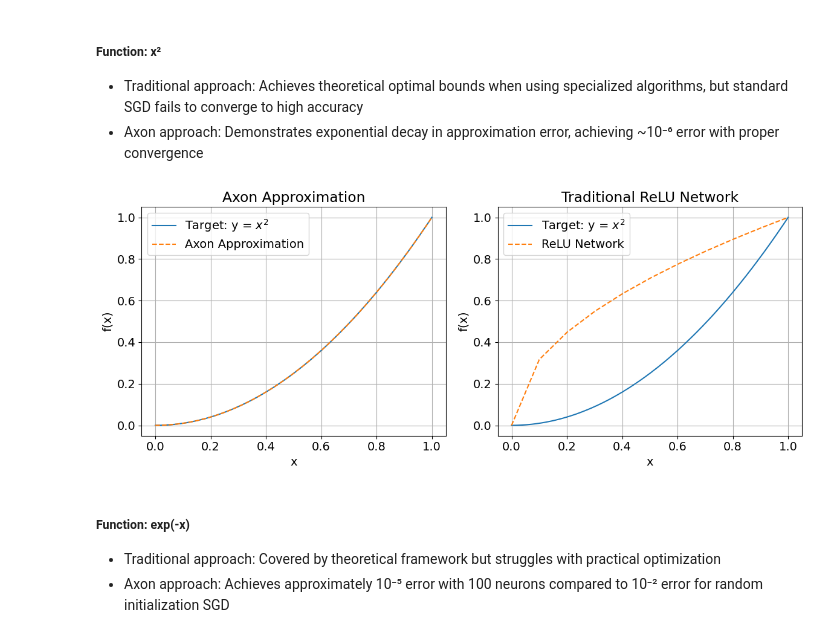
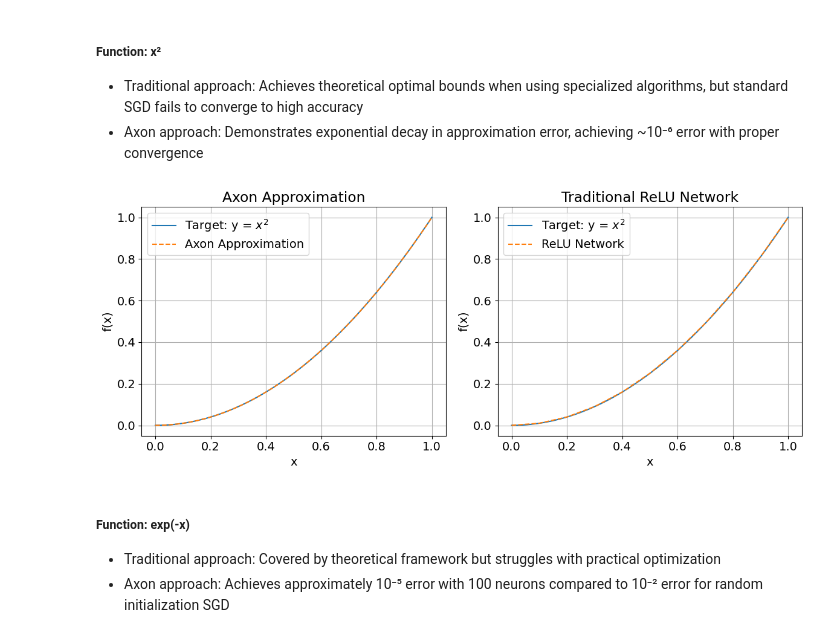
Before and after one commit to lethanhdat04/NeuralNetworkApproximation, a Jupyter notebook: experiments/optimal-approximation-of-univariate-convex-fn/notebook.ipynb, the cells around one changed output. Cells and saved outputs as stored; diff of their text form; code cells hidden in the pictures.

```diff
--- a/experiments/optimal-approximation-of-univariate-convex-fn/notebook.ipynb
+++ b/experiments/optimal-approximation-of-univariate-convex-fn/notebook.ipynb
@@ -993,45 +944,42 @@ bs, bs_coefs, r, coefs, norms, errs = axon_algorithm(xs, ys, K=100)
 approx_axon = bs @ (bs.T @ ys)
 
 # 3. Traditional ReLU Network
-# Define PyTorch model
-# Lấy các điểm để mô hình hoá (có thể từ dữ liệu training)
 x_points = np.linspace(0, 1, 11)
-y_points = np.sqrt(x_points)
+y_points = x_points**2
 
 model_relu = ReluSegmentNetwork(x_points, y_points)
 
-# --- 4. Dự đoán bằng mô hình ReLU segment ---
 x_tensor = torch.tensor(xs.flatten(), dtype=torch.float32)
 with torch.no_grad():
     approx_relu = model_relu(x_tensor).numpy()
 
 # 4. Plot side-by-side comparison
 plt.figure(figsize=(12, 5))
 
 # Axon plot
 plt.subplot(1, 2, 1)
 plt.plot(xs, ys, label='Target: y = $x^2$')
 plt.plot(xs, approx_axon, '--', label='Axon Approximation')
 plt.title("Axon Approximation")
 plt.xlabel("x")
 plt.ylabel("f(x)")
 plt.legend()
 plt.grid(True)
 
 # ReLU network plot
 plt.subplot(1, 2, 2)
 plt.plot(xs, ys, label='Target: y = $x^2$')
 plt.plot(xs, approx_relu, '--', label='ReLU Network')
 plt.title("Traditional ReLU Network")
 plt.xlabel("x")
 plt.ylabel("f(x)")
 plt.legend()
 plt.grid(True)
 
 plt.tight_layout()
 plt.show()
 # %% [output]
-[figure, old version]
+[figure, new version]
 # %% [markdown]
 ##### Function: exp(-x)
 + Traditional approach: Covered by theoretical framework but struggles with practical optimization
```
Also changed, not shown: parts of 16 cells of this notebook, 1 other file.
